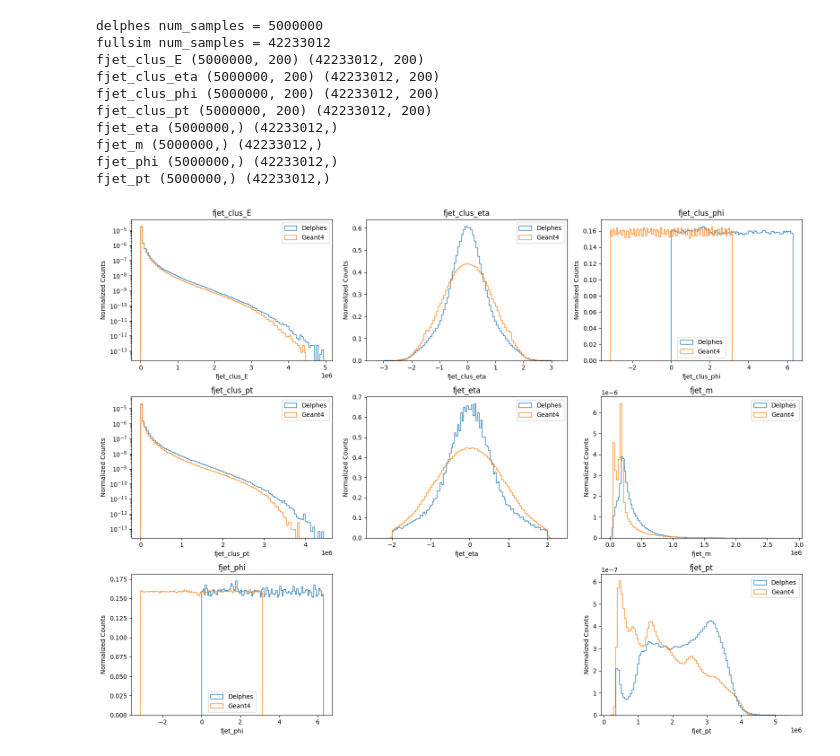
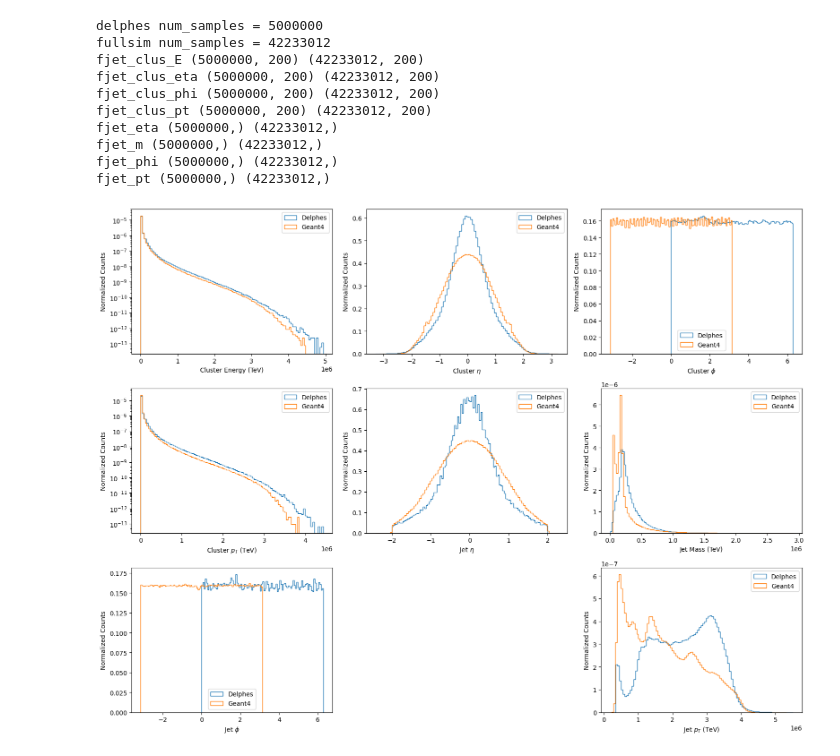
Before and after one commit to evilpegasus/transfer-learning, a Jupyter notebook: eda.ipynb, the cells around one changed output. Cells and saved outputs as stored; diff of their text form; code cells hidden in the pictures.

Commit message:
better labels

```diff
--- a/eda.ipynb
+++ b/eda.ipynb
@@ -49,49 +49,49 @@ keys = ['fjet_clus_E', 'fjet_clus_eta', 'fjet_clus_phi', 'fjet_clus_pt', 'fjet_e
 delphes_sample_data = {key: [] for key in keys}
 fullsim_sample_data = {key: [] for key in keys}
 
-key_to_label = {
-    "fjet_clus_E": "Cluster Energy [GeV]",
-    "fjet_clus_eta": "Cluster Pseudorapidity",
-    "fjet_clus_phi": "Cluster Azimuthal Angle [rad]",
-    "fjet_clus_pt": "Cluster Transverse Momentum [GeV]",
-    "fjet_eta": "Jet Pseudorapidity",
-    "fjet_m": "Jet Mass [GeV]",
-    "fjet_phi": "Jet Azimuthal Angle [rad]",
-    "fjet_pt": "Jet Transverse Momentum [GeV]",
+key_to_xlabel = {       # nicer looking names for x axis
+    "fjet_clus_E": "Cluster Energy (TeV)",
+    "fjet_clus_eta": "Cluster $\eta$",
+    "fjet_clus_phi": "Cluster $\phi$",
+    "fjet_clus_pt": "Cluster $p_T$ (TeV)",
+    "fjet_eta": "Jet $\eta$",
+    "fjet_m": "Jet Mass (TeV)",
+    "fjet_phi": "Jet $\phi$",
+    "fjet_pt": "Jet $p_T$ (TeV)",
 }
 
 fig, axes = plt.subplots(3, 3, figsize=(16, 12))
 axes = axes.flatten()
 
 with h5py.File(delphes_path, "r") as delphes_f, h5py.File(fullsim_path, "r") as fullsim_f:
     for i, key in enumerate(keys):
         if i == 7:
             i += 1
         delphes_sample_data[key] = delphes_f[key][:NUM_SAMPLES].flatten()
         fullsim_sample_data[key] = fullsim_f[key][:NUM_SAMPLES].flatten()
 
         # plot nonzero values for clus
         if "clus" in key:
             mask1 = fullsim_sample_data[key] < -EPS
             mask2 = fullsim_sample_data[key] > EPS
             axes[i].hist(delphes_sample_data[key][delphes_sample_data[key] != 0], bins=num_bins, alpha=1, label="Delphes", histtype="step", density=True)
             axes[i].hist(fullsim_sample_data[key][np.logical_or(mask1, mask2)], bins=num_bins, alpha=1, label="Geant4", histtype="step", density=True)
 
         else:
             axes[i].hist(delphes_sample_data[key], bins=num_bins, alpha=1, label="Delphes", histtype="step", density=True)
             axes[i].hist(fullsim_sample_data[key], bins=num_bins, alpha=1, label="Geant4", histtype="step", density=True)
         if key in ["fjet_clus_E", "fjet_clus_pt"]:
             axes[i].set_yscale("log")
-        axes[i].set_xlabel(key)         # map to better labels \eta
+        axes[i].set_xlabel(key_to_xlabel[key])
         axes[i].set_ylabel("Normalized Counts")
         # axes[i].set_title(key)
         axes[i].legend()
         # plt.show()
 axes[7].axis("off")
 plt.tight_layout()
 plt.show()
 # %% [output]
-[figure, old version]
+[figure, new version]
 # %%
 # resample fewer samples to not crash
 # NUM_SAMPLES = 10000
```
Also changed, not shown: parts of 1 cell of this notebook, 1 other file.
